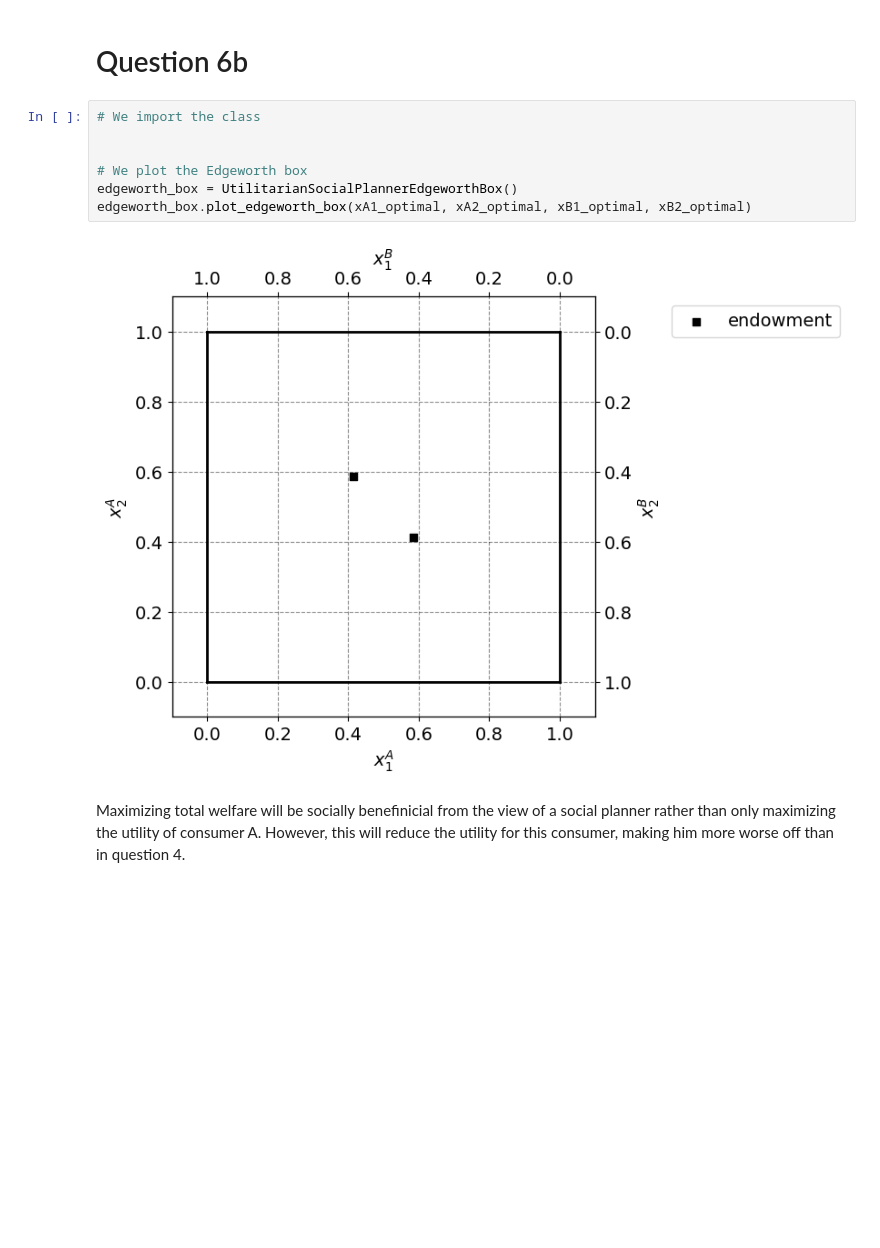
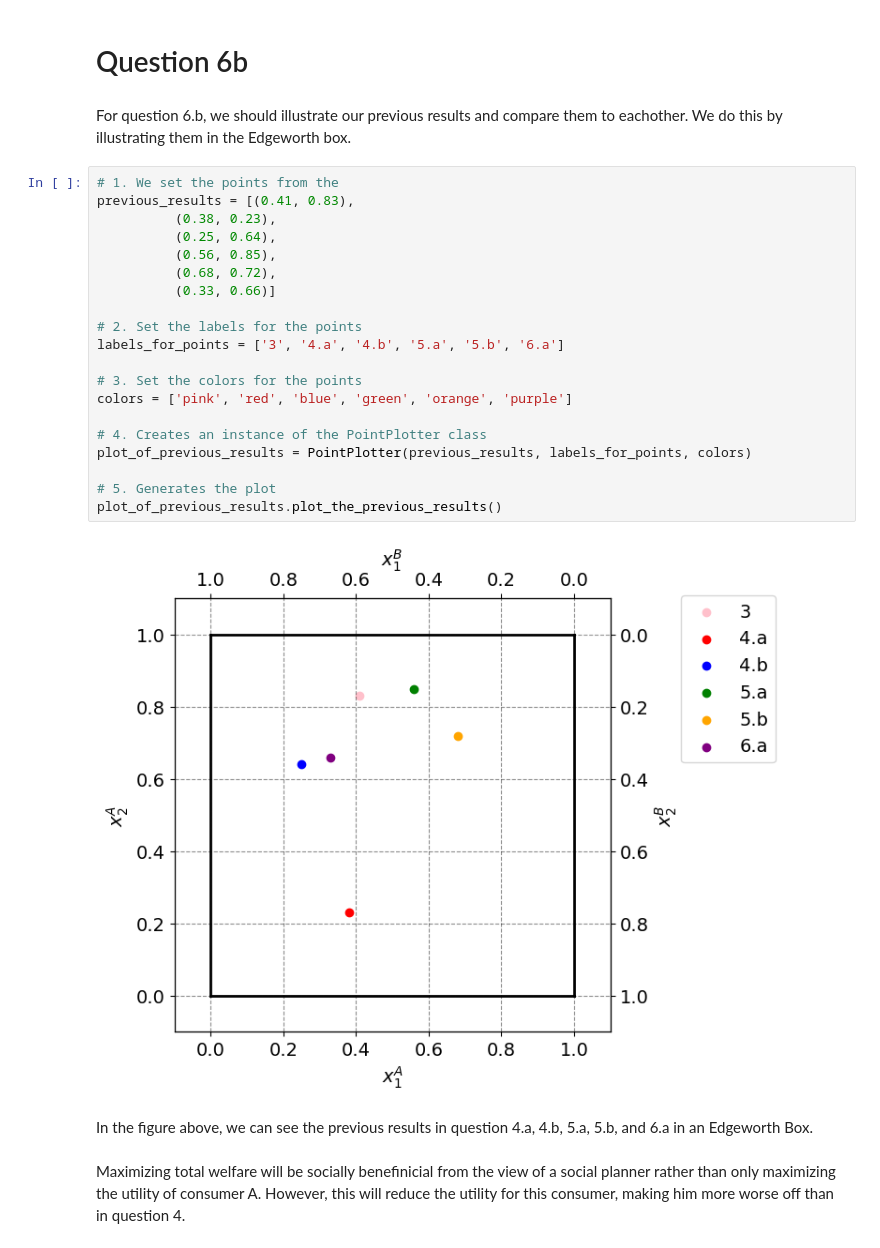
Before and after one commit to NumEconCopenhagen/projects-2024-sheng-og-anton, a Jupyter notebook: inauguralproject/inauguralproject.ipynb, the cells around one changed output. Cells and saved outputs as stored; diff of their text form; blank space fills up the shorter version.

Commit message:
Question 6.a, 6.b, and 7

```diff
--- a/inauguralproject/inauguralproject.ipynb
+++ b/inauguralproject/inauguralproject.ipynb
@@ -290,14 +296,31 @@ The optimal allocation for the utilitarian social planner is the following:
 # %% [markdown]
 # Question 6b
-# %%
-# We import the class
-
-
-# We plot the Edgeworth box
-edgeworth_box = UtilitarianSocialPlannerEdgeworthBox()
-edgeworth_box.plot_edgeworth_box(xA1_optimal, xA2_optimal, xB1_optimal, xB2_optimal)
-# %% [output]
-[figure, removed]
+# %% [markdown]
+For question 6.b, we should illustrate our previous results and compare them to eachother. We do this by illustrating them in the Edgeworth box.
+# %%
+# 1. We set the points from the
+previous_results = [(0.41, 0.83),
+          (0.38, 0.23),
+          (0.25, 0.64),
+          (0.56, 0.85),
+          (0.68, 0.72),
+          (0.33, 0.66)]
+
+# 2. Set the labels for the points
+labels_for_points = ['3', '4.a', '4.b', '5.a', '5.b', '6.a']
+
+# 3. Set the colors for the points
+colors = ['pink', 'red', 'blue', 'green', 'orange', 'purple']
+
+# 4. Creates an instance of the PointPlotter class
+plot_of_previous_results = PointPlotter(previous_results, labels_for_points, colors)
+
+# 5. Generates the plot
+plot_of_previous_results.plot_the_previous_results()
+# %% [output]
+[figure, added]
+# %% [markdown]
+In the figure above, we can see the previous results in question 4.a, 4.b, 5.a, 5.b, and 6.a in an Edgeworth Box.
 # %% [markdown]
 Maximizing total welfare will be socially benefinicial from the view of a social planner rather than only maximizing the utility of consumer A. However, this will reduce the utility for this consumer, making him more worse off than in question 4.
 # %% [markdown]
```
Also changed, not shown: parts of 23 cells of this notebook, 1 other file.
